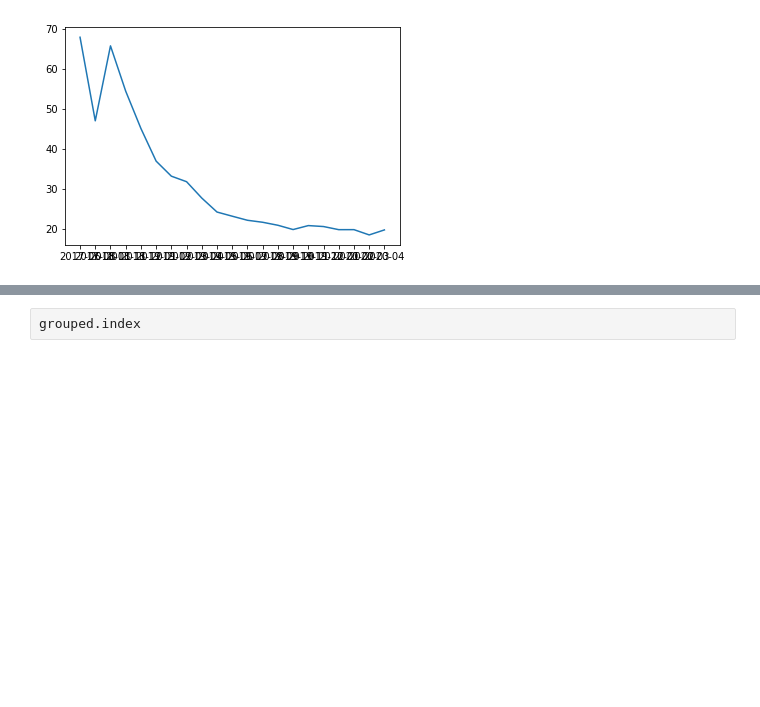
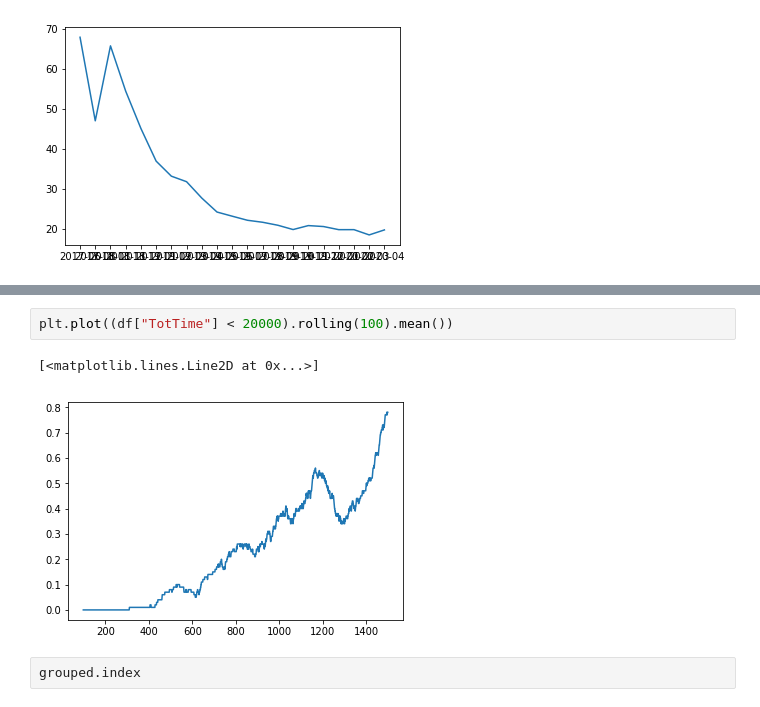
Before and after one commit to kushgkh/CubeTiming, a Jupyter notebook: Cubing Times Graphing.ipynb, the cells around one changed output, grey strips where cells are left out. Drawn from its saved outputs; the diff is of its cells as text; blank space fills up the shorter version.

```diff
--- a/Cubing Times Graphing.ipynb
+++ b/Cubing Times Graphing.ipynb
@@ -161,3 +182,8 @@ plt.plot( grouped.index, grouped["TotTime"]/1000)
+# %%
+plt.plot((df["TotTime"] < 20000).rolling(100).mean())
+# %% [output]
+[<matplotlib.lines.Line2D at 0x...>]
+[figure, added]
 # %%
 grouped.index
 # %% [output]
```
Also changed, not shown: parts of 1 cell of this notebook, 3 other files.
